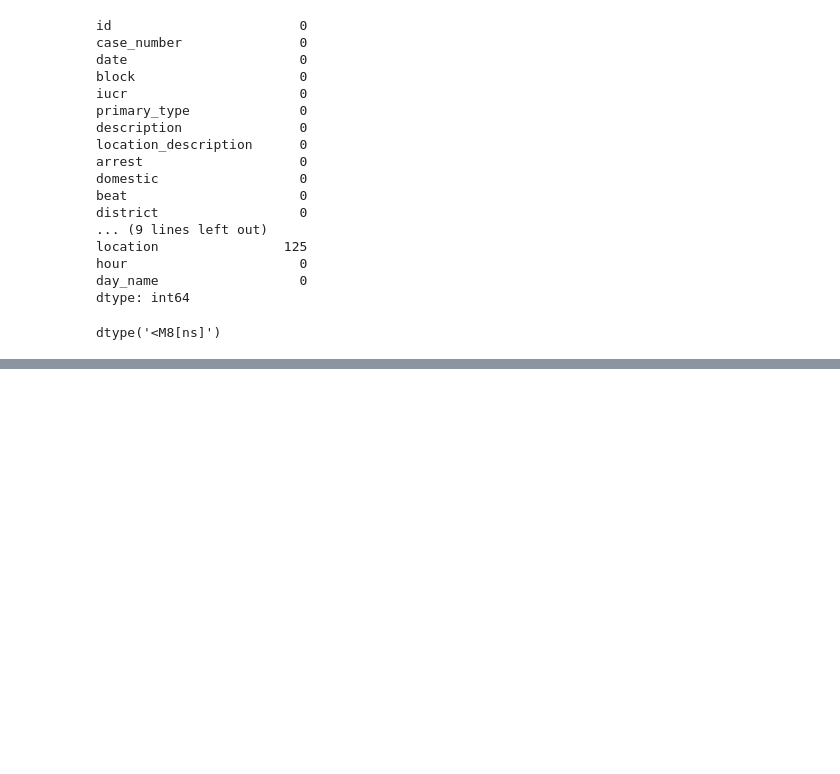
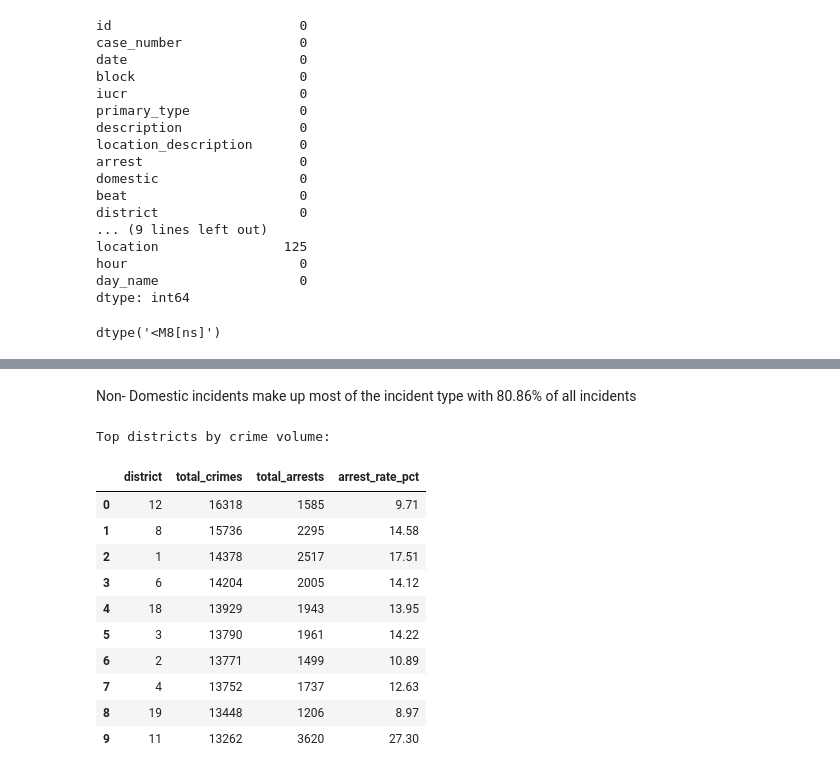
Before and after one commit to tracyvuleze2-sketch/Chicago-Crime-Analysis, a Jupyter notebook: chic_recent_crime_analysis.ipynb, the cells around one changed output, grey strips where cells are left out. Cells and saved outputs as stored; diff of their text form; code cells hidden in the pictures; blank space fills up the shorter version.

```diff
--- a/chic_recent_crime_analysis.ipynb
+++ b/chic_recent_crime_analysis.ipynb
@@ -264,0 +378,33 @@ df.to_csv('chicago_data_cleaned.csv', index=False)
+# %% [markdown]
+Non- Domestic incidents make up most of the incident type with 80.86% of all incidents
+# %%
+# Query 4: Crime volume and arrest rate by police district
+q4 = pd.read_sql("""
+    SELECT
+        district,
+        COUNT(*) AS total_crimes,
+        SUM(CASE WHEN arrest = 1 THEN 1 ELSE 0 END) AS total_arrests,
+        ROUND(
+            100.0 * SUM(CASE WHEN arrest = 1 THEN 1 ELSE 0 END) / COUNT(*),
+            2
+        ) AS arrest_rate_pct
+    FROM chicago_crimes
+    GROUP BY district
+    ORDER BY total_crimes DESC
+    LIMIT 10
+""", engine)
+print('Top districts by crime volume:')
+q4
+# %% [output]
+Top districts by crime volume:
+|  | district | total_crimes | total_arrests | arrest_rate_pct |
+| 0 | 12 | 16318 | 1585 | 9.71 |
+| 1 | 8 | 15736 | 2295 | 14.58 |
+| 2 | 1 | 14378 | 2517 | 17.51 |
+| 3 | 6 | 14204 | 2005 | 14.12 |
+| 4 | 18 | 13929 | 1943 | 13.95 |
+| 5 | 3 | 13790 | 1961 | 14.22 |
+| 6 | 2 | 13771 | 1499 | 10.89 |
+| 7 | 4 | 13752 | 1737 | 12.63 |
+| 8 | 19 | 13448 | 1206 | 8.97 |
+| 9 | 11 | 13262 | 3620 | 27.30 |
```
Also changed, not shown: parts of 19 cells of this notebook, 1 other file.
